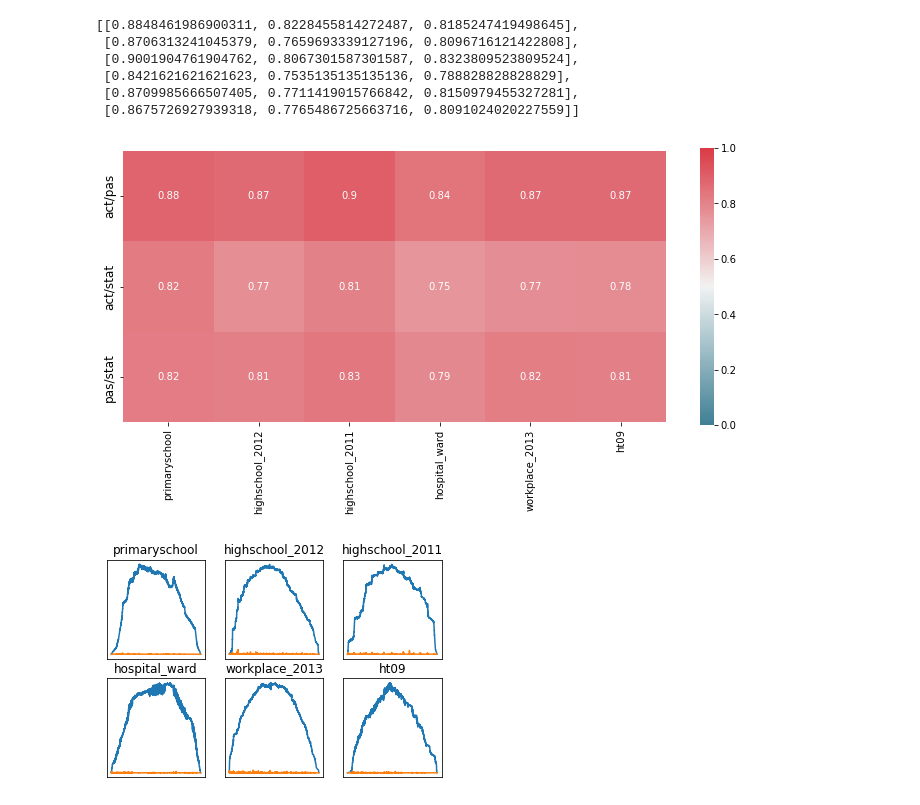
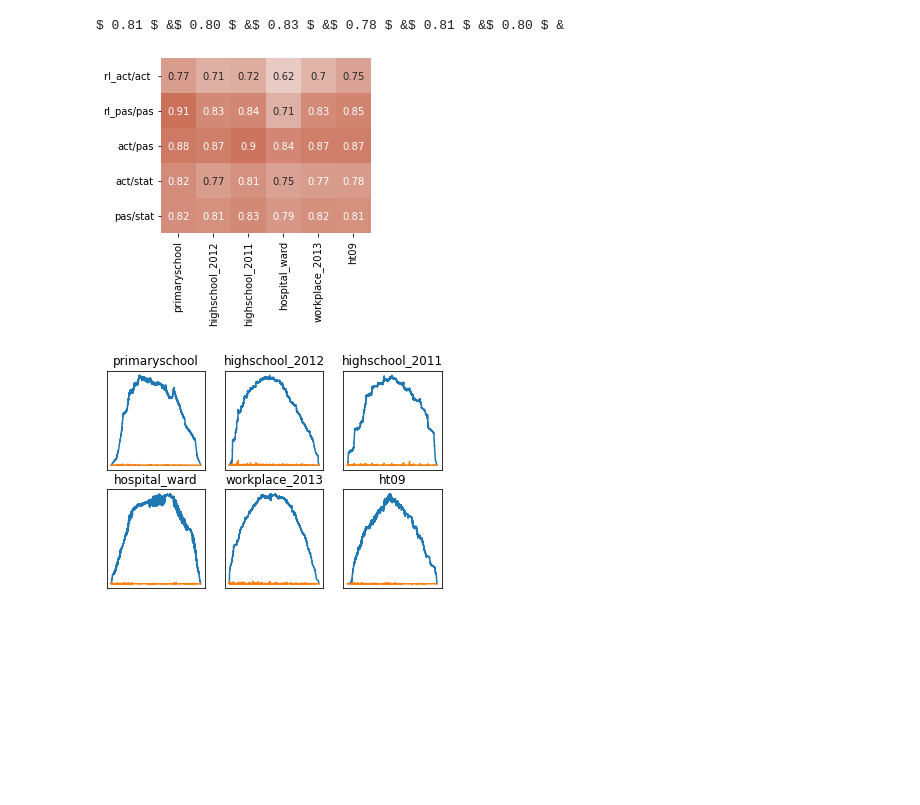
Before and after one commit to busyweaver/code_temporal_betweenness_, a Jupyter notebook: src/approx_new_shortest.ipynb, the cells around one changed output. Drawn from its saved outputs; the diff is of its cells as text; code cells hidden in the pictures; blank space fills up the shorter version.

```diff
--- a/src/approx_new_shortest.ipynb
+++ b/src/approx_new_shortest.ipynb
@@ -8,7 +8,7 @@ def params(path,nam,directed):
     else:
         name = name+"_undirected_exp"
     name = name + "_boost/"
-    cost_type = [["shortest","passive"], ["shortest","active"]]
+    cost_type = [["shortestrestless","passive"], ["shortestrestless","active"], ["shortest","passive"], ["shortest","active"]]
     app = [-1]
     return (name,be,stri,cost_type,app)
 # %%
@@ -120,10 +120,14 @@ def res_dic(path, be,stri,cost_type,app,T):
 import scipy.stats as stats
 import matplotlib.pyplot as plt
 def kendallrank(res_sum_node,bet_stat):
-    tau1, p_value = stats.kendalltau(res_sum_node[-1]["non-strict"]["bet_exact"]["active"]["shortest"], res_sum_node[-1]["non-strict"]["bet_exact"]["passive"]["shortest"])
-    tau2, p_value = stats.kendalltau(res_sum_node[-1]["non-strict"]["bet_exact"]["active"]["shortest"], bet_stat)
-    tau3, p_value = stats.kendalltau(res_sum_node[-1]["non-strict"]["bet_exact"]["passive"]["shortest"], bet_stat)
-    return [tau1, tau2, tau3]
+    tau1, p_value = stats.kendalltau(res_sum_node[-1]["non-strict"]["bet_exact"]["active"]["shortestrestless"], res_sum_node[-1]["non-strict"]["bet_exact"]["active"]["shortest"])
+    tau2, p_value = stats.kendalltau(res_sum_node[-1]["non-strict"]["bet_exact"]["passive"]["shortestrestless"], res_sum_node[-1]["non-strict"]["bet_exact"]["passive"]["shortest"])
+    tau3, p_value = stats.kendalltau(res_sum_node[-1]["non-strict"]["bet_exact"]["passive"]["shortestrestless"], bet_stat)
+
+    tau4, p_value = stats.kendalltau(res_sum_node[-1]["non-strict"]["bet_exact"]["active"]["shortest"], res_sum_node[-1]["non-strict"]["bet_exact"]["passive"]["shortest"])
+    tau5, p_value = stats.kendalltau(res_sum_node[-1]["non-strict"]["bet_exact"]["active"]["shortest"], bet_stat)
+    tau6, p_value = stats.kendalltau(res_sum_node[-1]["non-strict"]["bet_exact"]["passive"]["shortest"], bet_stat)
+    return [tau1, tau2, tau4, tau5, tau6]
 # %%
 path = "/home/mehdi/Nextcloud/experiments/betweenness_discrete/shortest/"
 cor = []
@@ -139,43 +143,39 @@ for nam,dire,col in names:
     l = kendallrank(res_sum_node,bet_stat)
     cor.append(l)
 # %%
-cor
+for i in range(len(cor)):
+    print("$" ,str(cor[i][-1])[:4],"$ &",end="")
 # %% [output]
-[[0.8848461986900311, 0.8228455814272487, 0.8185247419498645],
- [0.8706313241045379, 0.7659693339127196, 0.8096716121422808],
- [0.9001904761904762, 0.8067301587301587, 0.8323809523809524],
- [0.8421621621621623, 0.7535135135135136, 0.788828828828829],
- [0.8709985666507405, 0.7711419015766842, 0.8150979455327281],
- [0.8675726927939318, 0.7765486725663716, 0.8091024020227559]]
+$ 0.81 $ &$ 0.80 $ &$ 0.83 $ &$ 0.78 $ &$ 0.81 $ &$ 0.80 $ &
 # %%
-bet_comp = ["act/pas", "act/stat", "pas/stat"]
+bet_comp = [ "rl_act/act ","rl_pas/pas", "act/pas", "act/stat", "pas/stat"]
 import numpy as np
 import seaborn as sns
 import pandas as pd
 from pylab import savefig
 
 cor_mat = np.matrix(cor)
 transp = cor_mat.transpose()
 #, 'row_names': bet_comp
 # {} , orient='index' 'column_names': ['z1', 'z2','z3'],
 # d = {[names[i][0],bet_comp[j]] : cor[i][j] for j in range(len(bet_comp))  for i in range(len(cor)) }
 df = pd.DataFrame.from_dict( data=transp)
 df.index = bet_comp
 df.columns = list(map(lambda x : x[0], names))
-f, ax = plt.subplots(figsize=(10, 8))
+f, ax = plt.subplots(figsize=(6, 4))
 # corr = df.corr()
 svm = sns.heatmap(df,
-    cmap=sns.diverging_palette(220, 10, as_cmap=True),
+    cmap=sns.diverging_palette(220, 20, as_cmap=True),
     vmin=0, vmax=1.0,
-    square=True, ax=ax, cbar_kws={"shrink": 0.5}, annot=transp)
+    square=True, ax=ax, cbar=False, cbar_kws={"shrink": 0.5}, annot=transp)
 figure = svm.get_figure()
 plt.xticks(fontsize=10)
-plt.yticks(fontsize=12)
+plt.yticks(fontsize=10)
 
 figure.savefig('heat_short_node.png', dpi=400,bbox_inches='tight')
 figure.tight_layout()
 # %% [output]
-[figure, old version]
+[figure, new version]
 # %%
 time = []
 for nam,dire,col in names:
```
Also changed, not shown: parts of 13 cells of this notebook, 4 other files.
